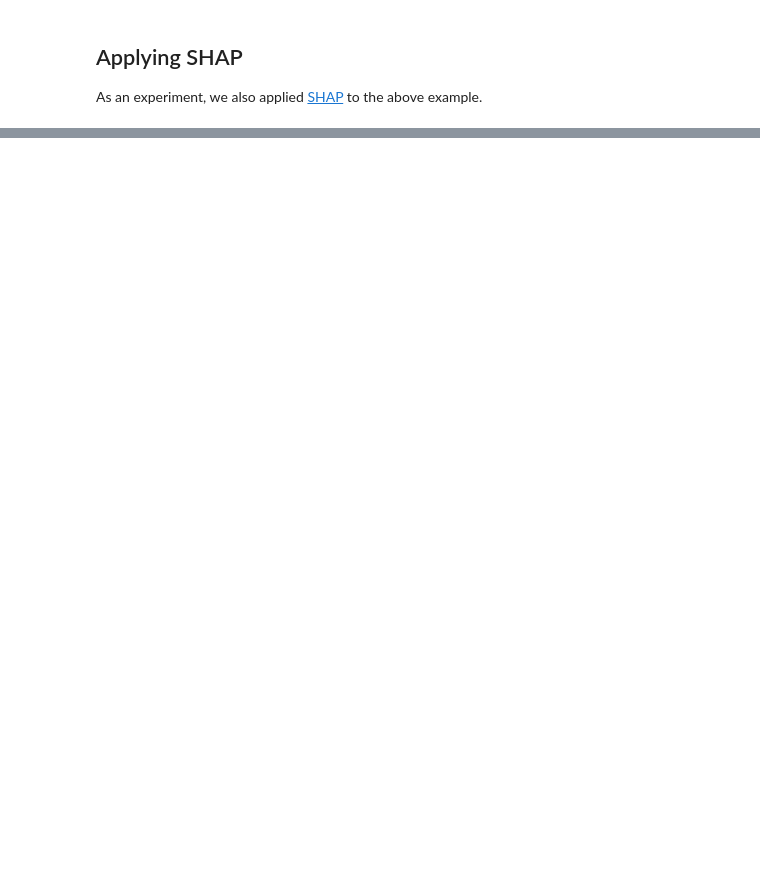
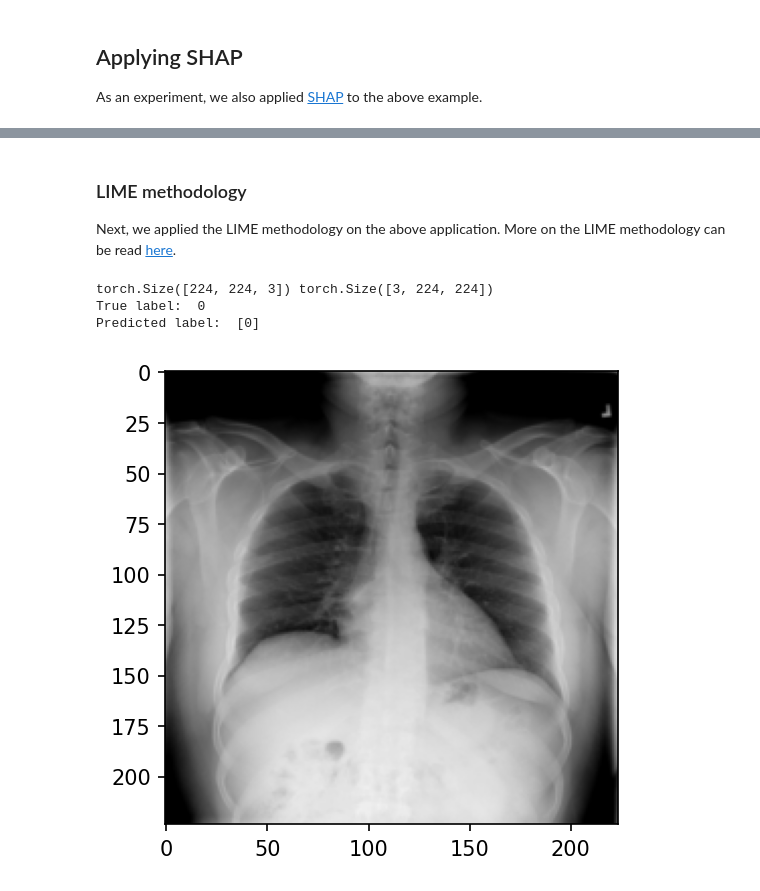
Before and after one commit to n-akram/SafeML, a Jupyter notebook: Implementation_in_Python/Examples/PneumoniaDetection/PneumoniaDetection.ipynb, the cells around one changed output, grey strips where cells are left out. Cells and saved outputs as stored; diff of their text form; code cells hidden in the pictures; blank space fills up the shorter version.

Commit message:
Added the LIME visualization
All visualization complete

```diff
--- a/Implementation_in_Python/Examples/PneumoniaDetection/PneumoniaDetection.ipynb
+++ b/Implementation_in_Python/Examples/PneumoniaDetection/PneumoniaDetection.ipynb
@@ -511,0 +512,25 @@ Where 0: No Pneuomonia, 1: Pneuomnia.
+# %% [markdown]
+### LIME methodology
+Next, we applied the LIME methodology on the above application. More on the LIME methodology can be read [here](https://github.com/marcotcr/lime).
+# %%
+batch = iter(train_loader)
+images, labels, _ = next(batch)
+images = images.to(device)
+
+lime_img = images[0]
+lime_label = labels[0]
+
+lime_prediction = model(lime_img.unsqueeze(0))
+_, lime_predicted = torch.max(lime_prediction, 1)
+
+show_img = np.transpose(lime_img.cpu(), (1, 2, 0))
+plt.imshow(show_img)
+print(show_img.shape, lime_img.shape) # show_img is same as the one seen in LIME
+
+print("True label: ", lime_label.tolist())
+print("Predicted label: ", lime_predicted.tolist())
+# %% [output]
+torch.Size([224, 224, 3]) torch.Size([3, 224, 224])
+True label:  0
+Predicted label:  [0]
+[figure, added]
```
Also changed, not shown: parts of 19 cells of this notebook, 1 other file.
